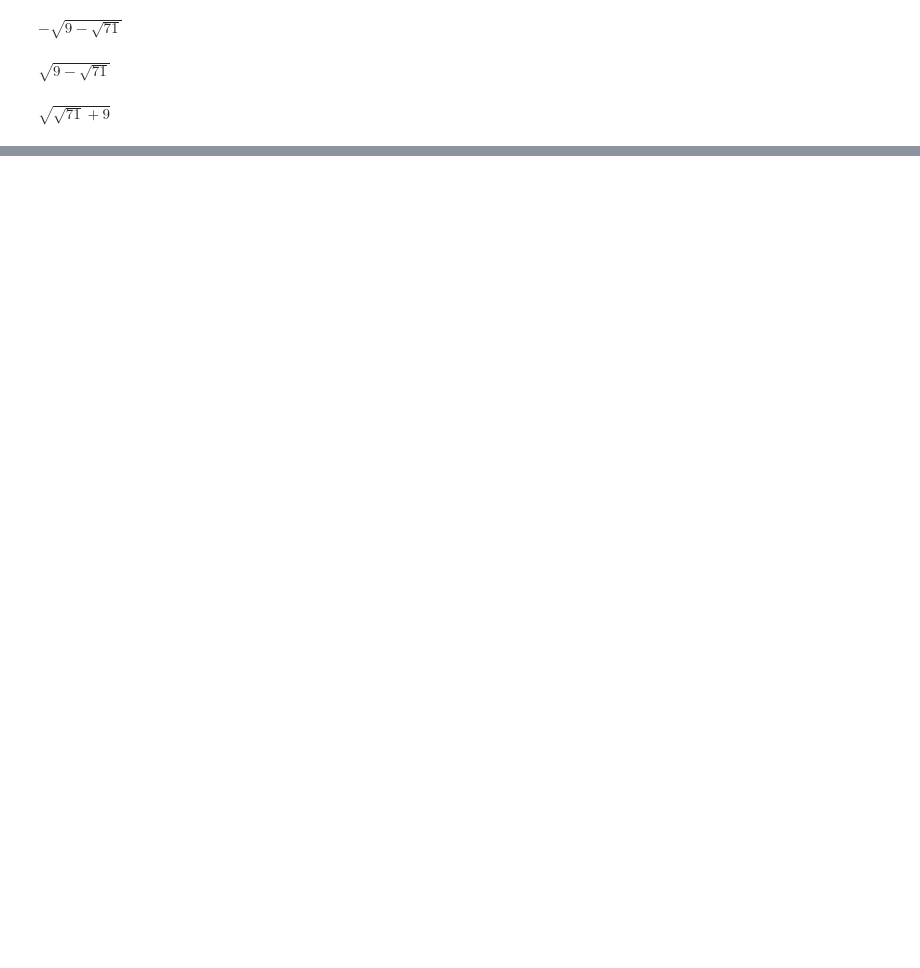
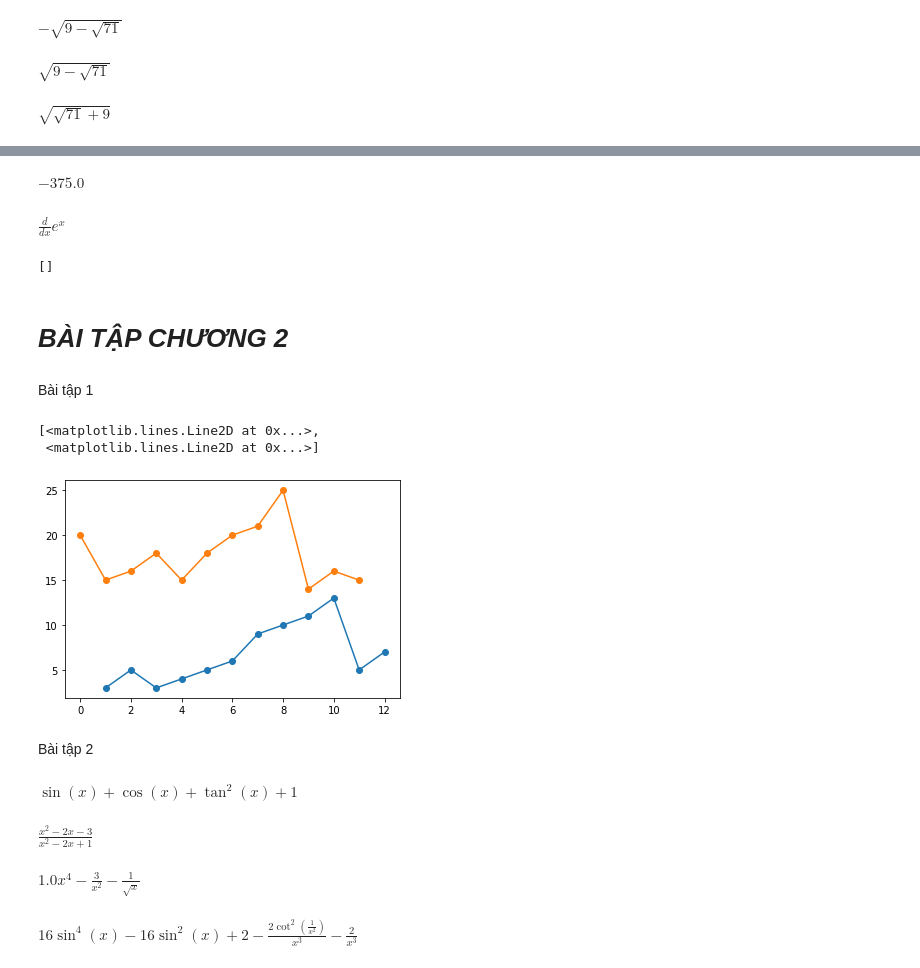
Before and after one commit to PhamHoangDung3968/ThucHanhToanCaoCap, a Jupyter notebook: baitap2.ipynb, the cells around one changed output, grey strips where cells are left out. Cells and saved outputs as stored; diff of their text form; code cells hidden in the pictures; blank space fills up the shorter version.

```diff
--- a/baitap2.ipynb
+++ b/baitap2.ipynb
@@ -222,0 +277,56 @@ $\displaystyle \sqrt{\sqrt{71} + 9}$
+# %%
+f.subs({x:x_max}).evalf()
+# %% [output]
+$\displaystyle -375.0$
+# %%
+g = sympy.E**x
+g1 = Derivative(g,x)
+g1
+# %% [output]
+$\displaystyle \frac{d}{d x} e^{x}$
+# %%
+Derivative(exp(x),x)
+solve(g1)
+# %% [output]
+[]
+# %% [markdown]
+# ***BÀI TẬP CHƯƠNG 2***
+# %% [markdown]
+Bài tập 1
+# %%
+thang = range(1,13)
+so_ngay_mua = [3,5,3,4,5,6,9,10,11,13,5,7]
+so_gio_nang = [20,15,16,18,15,18,20,21,25,14,16,15]
+plot(thang,so_ngay_mua,so_gio_nang,marker = 'o')
+# %% [output]
+[<matplotlib.lines.Line2D at 0x...>,
+ <matplotlib.lines.Line2D at 0x...>]
+[figure, added]
+# %% [markdown]
+Bài tập 2
+# %%
+from sympy import Derivative, Symbol
+x = Symbol('x')
+f = sympy.sin(x) - sympy.cos(x) + sympy.tan(x)
+d1 = Derivative(f,x).doit()
+d1
+# %% [output]
+$\displaystyle \sin{\left(x \right)} + \cos{\left(x \right)} + \tan^{2}{\left(x \right)} + 1$
+# %%
+f1 = (x**2 + x + 2)/(x-1)
+d2 = Derivative(f1,x).doit()
+d2.simplify()
+# %% [output]
+$\displaystyle \frac{x^{2} - 2 x - 3}{x^{2} - 2 x + 1}$
+# %%
+f3 = 1/5*x**5 -2*sympy.sqrt(x) + 3/x
+d3 = Derivative(f3,x).doit()
+d3
+# %% [output]
+$\displaystyle 1.0 x^{4} - \frac{3}{x^{2}} - \frac{1}{\sqrt{x}}$
+# %%
+f4 = sympy.sin(2*x)*sympy.cos(x)**4-sympy.cot(1/x**2)-sympy.sin(2*x)*sympy.sin(x)**4
+d4 = Derivative(f4,x).doit()
+d4.simplify()
+# %% [output]
+$\displaystyle 16 \sin^{4}{\left(x \right)} - 16 \sin^{2}{\left(x \right)} + 2 - \frac{2 \cot^{2}{\left(\frac{1}{x^{2}} \right)}}{x^{3}} - \frac{2}{x^{3}}$
```
Also changed, not shown: parts of 21 cells of this notebook.
